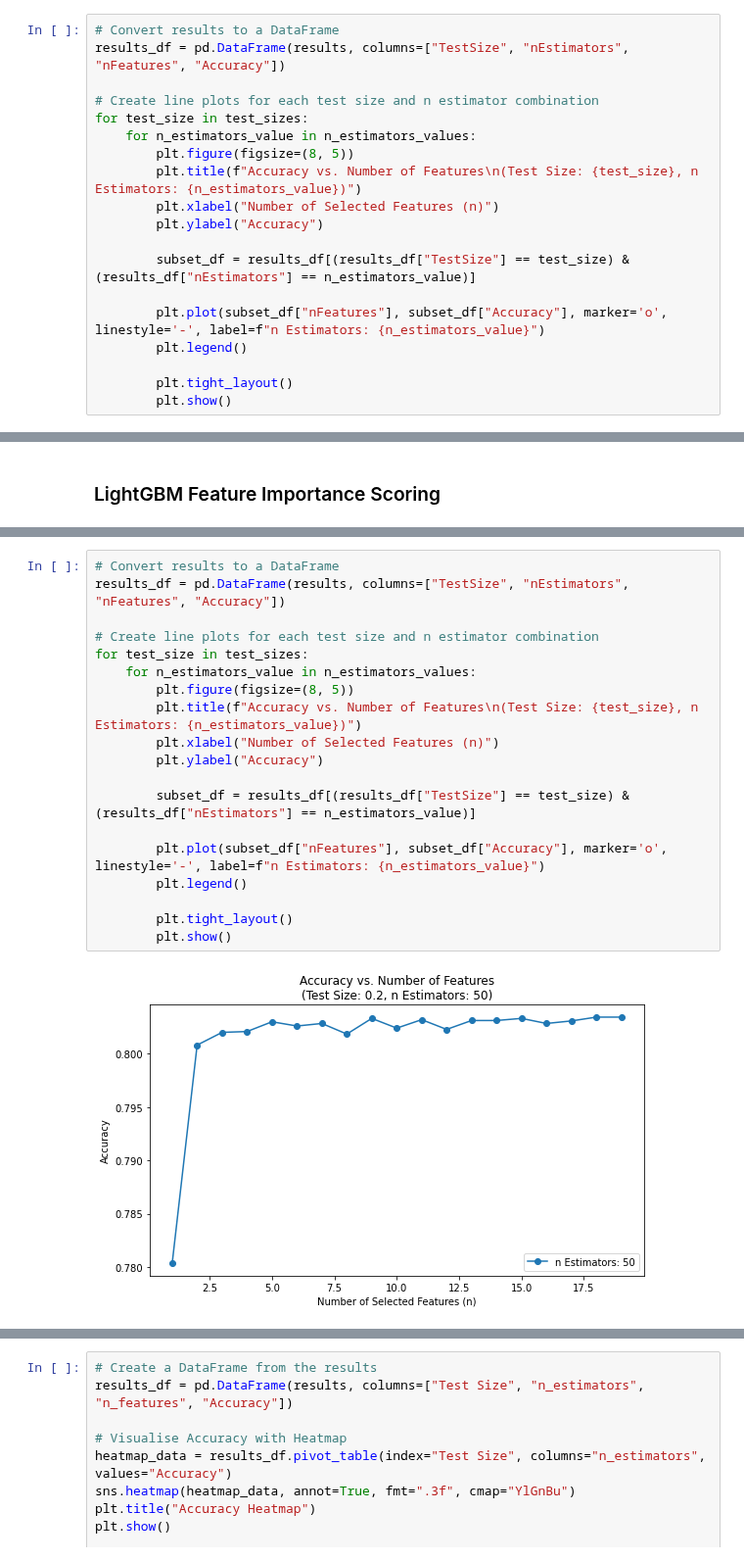
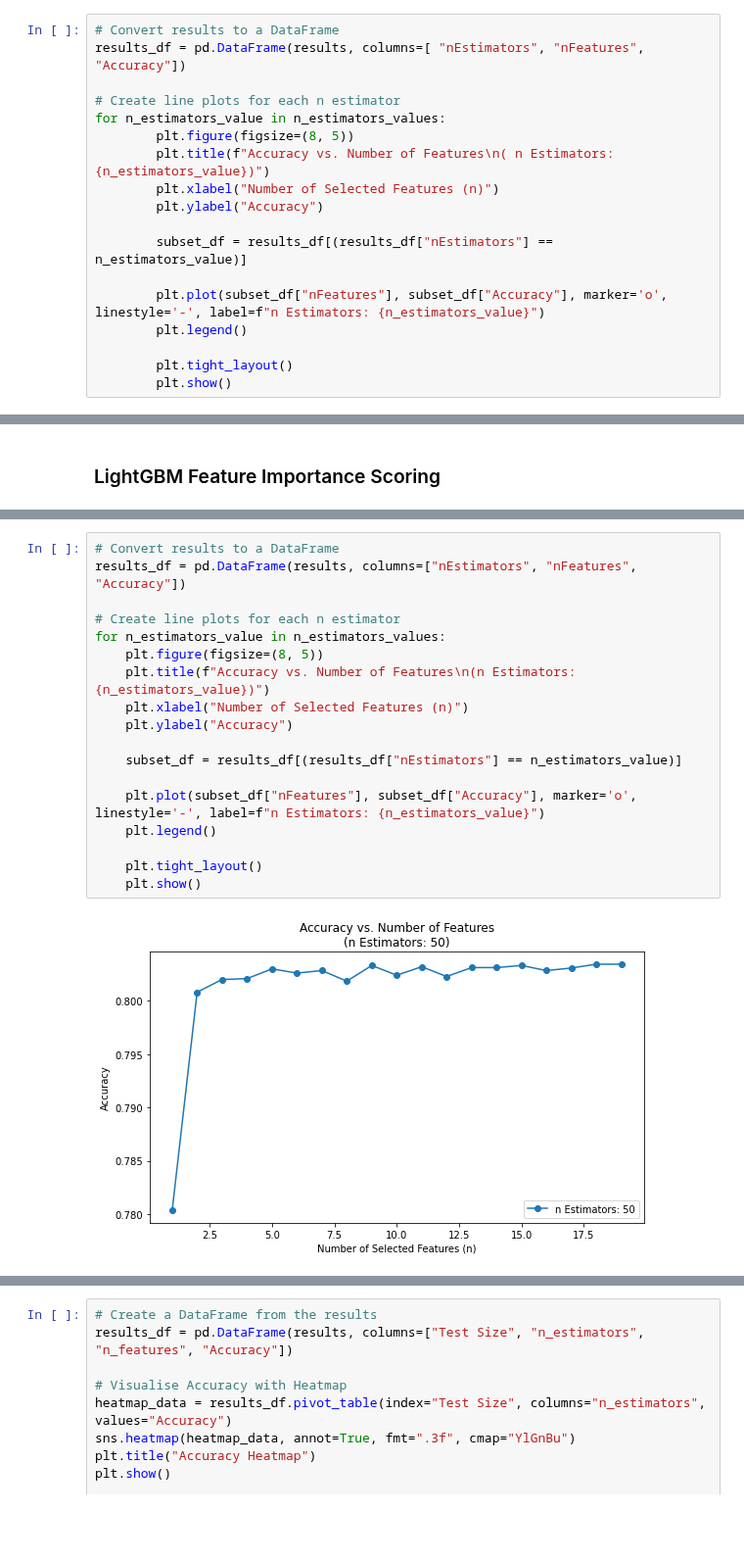
Before and after one commit to greg-la/MSc-Capstone, a Jupyter notebook: 3. Feature Importance.ipynb, the cells around one changed output, grey strips where cells are left out. Shown at 98% size. Cells and saved outputs as stored; diff of their text form; blank space fills up the shorter version.

```diff
--- a/3. Feature Importance.ipynb
+++ b/3. Feature Importance.ipynb
@@ -463,16 +488,15 @@ for test_size in test_sizes:
 # %%
 # Convert results to a DataFrame
-results_df = pd.DataFrame(results, columns=["TestSize", "nEstimators", "nFeatures", "Accuracy"])
+results_df = pd.DataFrame(results, columns=[ "nEstimators", "nFeatures", "Accuracy"])
 
-# Create line plots for each test size and n estimator combination
-for test_size in test_sizes:
-    for n_estimators_value in n_estimators_values:
+# Create line plots for each n estimator
+for n_estimators_value in n_estimators_values:
         plt.figure(figsize=(8, 5))
-        plt.title(f"Accuracy vs. Number of Features\n(Test Size: {test_size}, n Estimators: {n_estimators_value})")
+        plt.title(f"Accuracy vs. Number of Features\n( n Estimators: {n_estimators_value})")
         plt.xlabel("Number of Selected Features (n)")
         plt.ylabel("Accuracy")
 
-        subset_df = results_df[(results_df["TestSize"] == test_size) & (results_df["nEstimators"] == n_estimators_value)]
+        subset_df = results_df[(results_df["nEstimators"] == n_estimators_value)]
 
         plt.plot(subset_df["nFeatures"], subset_df["Accuracy"], marker='o', linestyle='-', label=f"n Estimators: {n_estimators_value}")
         plt.legend()
@@ -543,21 +593,20 @@ for test_size in test_sizes:
 # %%
 # Convert results to a DataFrame
-results_df = pd.DataFrame(results, columns=["TestSize", "nEstimators", "nFeatures", "Accuracy"])
+results_df = pd.DataFrame(results, columns=["nEstimators", "nFeatures", "Accuracy"])
 
-# Create line plots for each test size and n estimator combination
-for test_size in test_sizes:
-    for n_estimators_value in n_estimators_values:
-        plt.figure(figsize=(8, 5))
-        plt.title(f"Accuracy vs. Number of Features\n(Test Size: {test_size}, n Estimators: {n_estimators_value})")
-        plt.xlabel("Number of Selected Features (n)")
-        plt.ylabel("Accuracy")
+# Create line plots for each n estimator
+for n_estimators_value in n_estimators_values:
+    plt.figure(figsize=(8, 5))
+    plt.title(f"Accuracy vs. Number of Features\n(n Estimators: {n_estimators_value})")
+    plt.xlabel("Number of Selected Features (n)")
+    plt.ylabel("Accuracy")
 
-        subset_df = results_df[(results_df["TestSize"] == test_size) & (results_df["nEstimators"] == n_estimators_value)]
+    subset_df = results_df[(results_df["nEstimators"] == n_estimators_value)]
 
-        plt.plot(subset_df["nFeatures"], subset_df["Accuracy"], marker='o', linestyle='-', label=f"n Estimators: {n_estimators_value}")
-        plt.legend()
+    plt.plot(subset_df["nFeatures"], subset_df["Accuracy"], marker='o', linestyle='-', label=f"n Estimators: {n_estimators_value}")
+    plt.legend()
 
-        plt.tight_layout()
-        plt.show()
+    plt.tight_layout()
+    plt.show()
 # %% [output]
-[figure, old version]
+[figure, new version]
```
Also changed, not shown: parts of 9 cells of this notebook, 3 other files.
